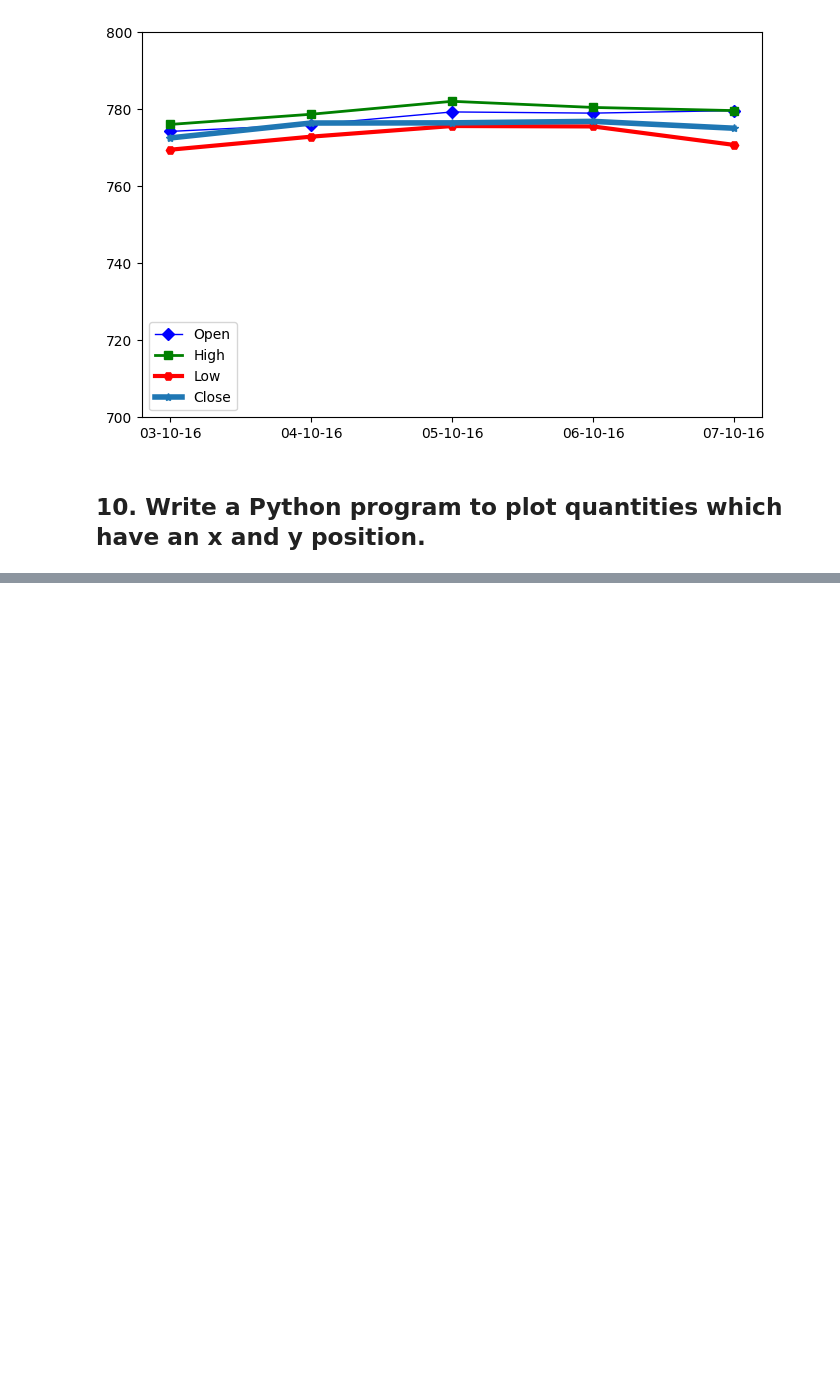
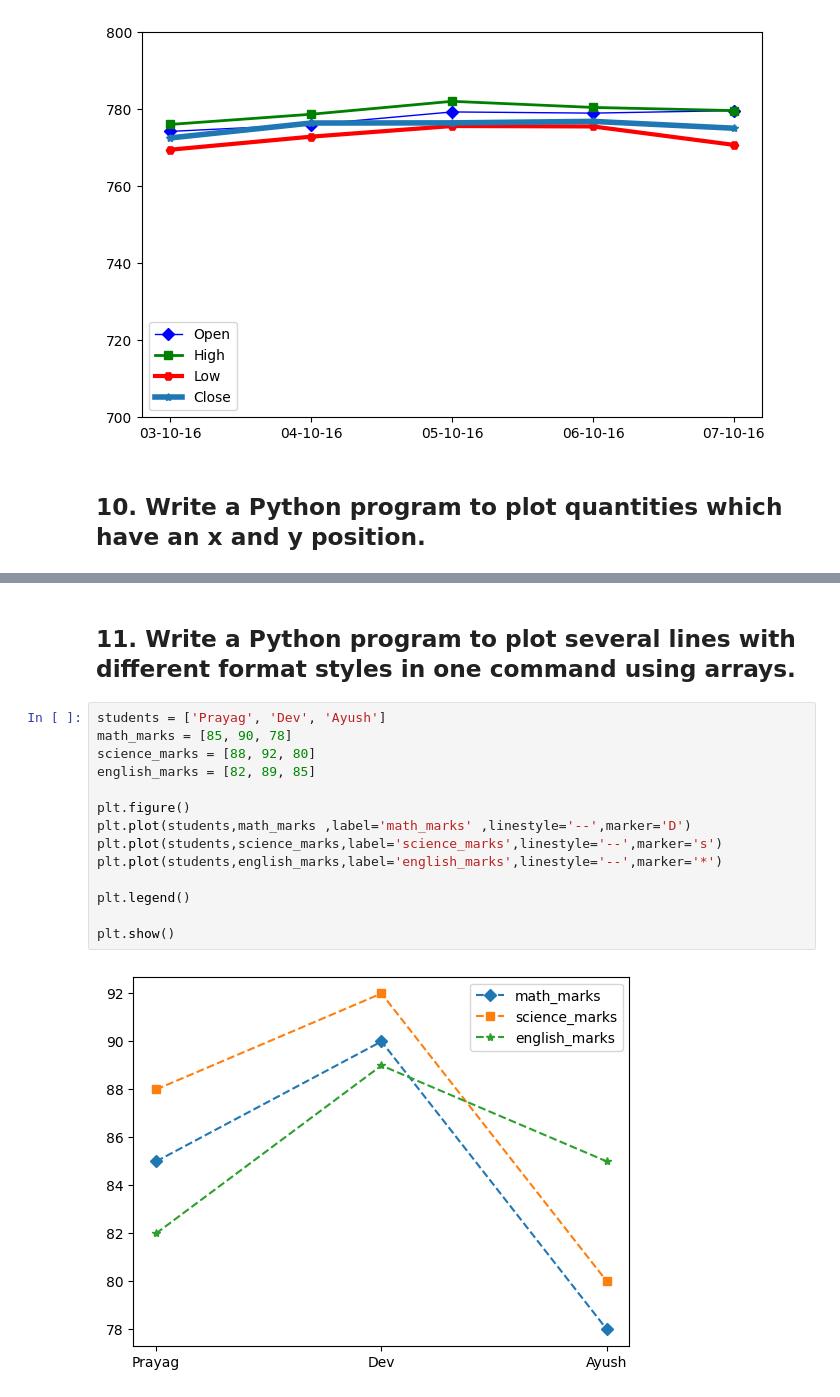
Before and after one commit to Prayag321/Python-libraries, a Jupyter notebook: matplotlib/matplotlib.ipynb, the cells around one changed output, grey strips where cells are left out. Saved outputs shown, nothing was run; the diff lists cells and outputs as text; blank space fills up the shorter version.

Commit message:
[PRAYAG] Add: Python program to plot several lines with different format styles in one command using arrays.

```diff
--- a/matplotlib/matplotlib.ipynb
+++ b/matplotlib/matplotlib.ipynb
@@ -297,3 +297,21 @@ plt.legend()
 plt.show()
 # %% [output]
 [figure]
+# %% [markdown]
+## 11. Write a Python program to plot several lines with different format styles in one command using arrays.
+# %%
+students = ['Prayag', 'Dev', 'Ayush']
+math_marks = [85, 90, 78]
+science_marks = [88, 92, 80]
+english_marks = [82, 89, 85]
+
+plt.figure()
+plt.plot(students,math_marks ,label='math_marks' ,linestyle='--',marker='D')
+plt.plot(students,science_marks,label='science_marks',linestyle='--',marker='s')
+plt.plot(students,english_marks,label='english_marks',linestyle='--',marker='*')
+
+plt.legend()
+
+plt.show()
+# %% [output]
+[figure, added]
```
Also changed, not shown: parts of 1 cell of this notebook.
